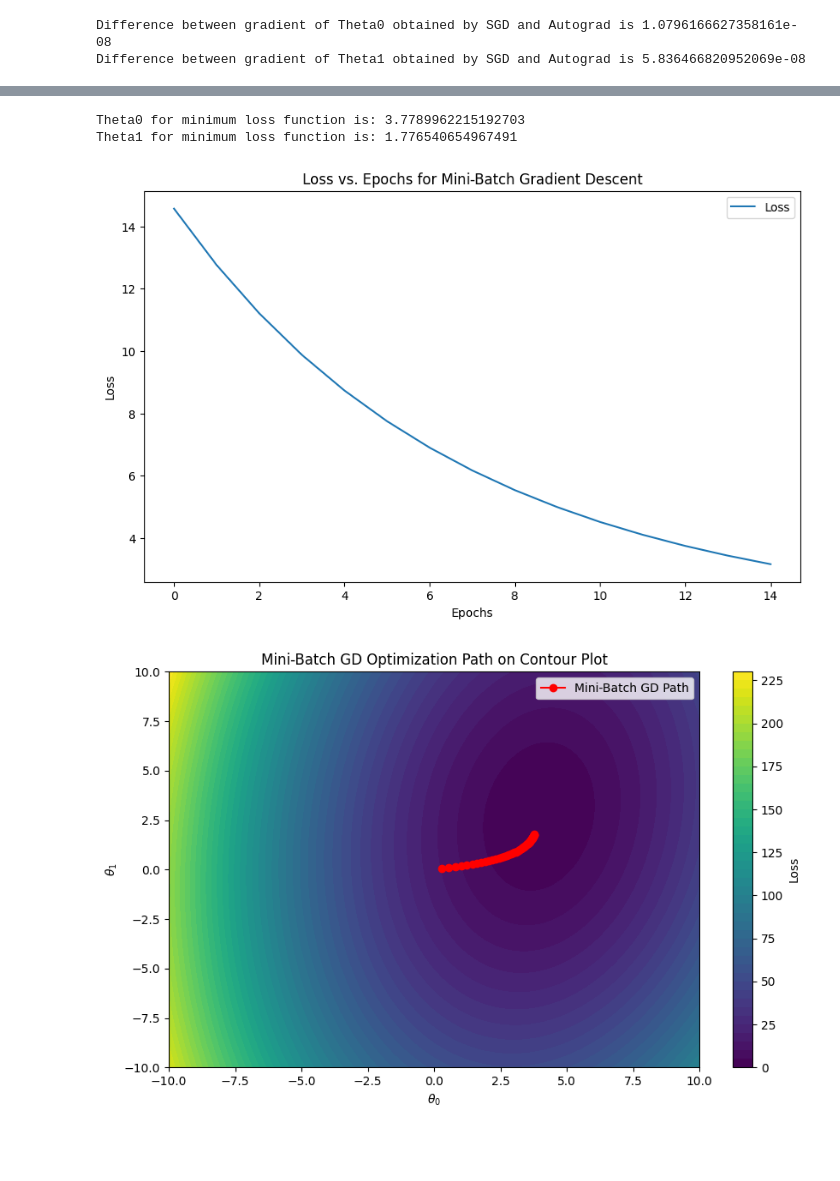
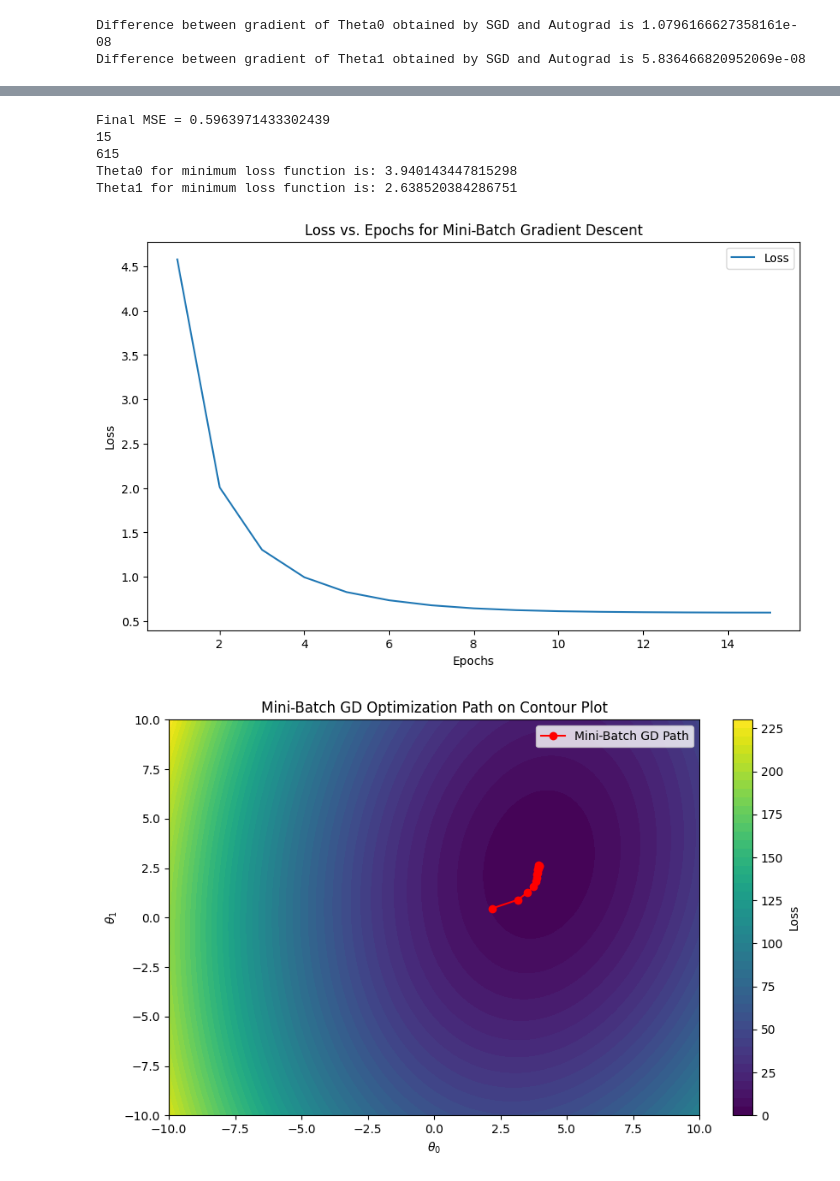
Before and after one commit to Reckadon/ES335-ML-Assignment-2, a Jupyter notebook: Task_1.ipynb, the cells around one changed output, grey strips where cells are left out. Drawn from its saved outputs; the diff is of its cells as text; code cells hidden in the pictures; blank space fills up the shorter version.

```diff
--- a/Task_1.ipynb
+++ b/Task_1.ipynb
@@ -113,23 +154,27 @@ theta0_sgd = 0
 theta1_sgd = 0
 theta0_vals = []
 theta1_vals = []
-loss_vals = []
-for epoch in range(15):
+loss_valsgd = []
+lr = 0.01
+for epoch in range(2000):
     for i in range(len(x)):
         ypred = theta0_sgd + theta1_sgd * x[i]
         theta0_sgd -= -lr*(ytensor[i]-ypred)
         theta1_sgd -= -lr*((ytensor[i]-ypred)*x[i])
     loss = ((ytensor - theta0_sgd-theta1_sgd*x) ** 2).mean()
-    loss_vals.append(loss)
+    loss_valsgd.append(loss)
     theta0_vals.append(theta0_sgd)
     theta1_vals.append(theta1_sgd)
-    if loss < 0.001:
+    if abs(minloss-loss) < 0.001:
+        print(f"Final MSE = {loss}")
+        print(epoch)
+        print(epoch*len(x)+i-epoch)
         break
 print(f"Theta0 for minimum loss function is: {theta0_sgd}")
 print(f"Theta1 for minimum loss function is: {theta1_sgd}")
 
 plt.figure(figsize=(10, 6))
-plt.plot(range(len(loss_vals)), loss_vals, label='Loss')
+plt.plot(range(1,16), loss_valsgd[0:15], label='Loss')
 plt.xlabel('Epochs')
 plt.ylabel('Loss')
 plt.title('Loss vs. Epochs for SGD')
@@ -158,4 +203,9 @@ plt.ylabel(r'$\theta_1$')
 plt.title('SGD Optimization Path on Contour Plot')
 plt.legend()
 plt.show()
+plt.scatter(x1,y)
+line = theta0_sgd + theta1_sgd*x1
+plt.plot(x1,line,'r')
+plt.title('Line fitted on data by stochastic gradient descent')
+plt.show()
 # %% [output]
@@ -169,9 +223,10 @@ theta1_mbgd = 0
 batch_size = 10
 theta0_vals = []
 theta1_vals = []
-loss_vals = []
+loss_valsm = []
+lr = 0.1
 
-for epoch in range(50):
+for epoch in range(500):
     shuffled_indices = np.random.permutation(len(x))
     x_shuffled = x[shuffled_indices]
     y_shuffled = ytensor[shuffled_indices]
@@ -182,47 +237,58 @@ for epoch in range(50):
         theta0_mbgd += 2*lr*(sum(y_batch - ypred_batch))/len(x_batch)
         theta1_mbgd += 2*lr*(sum((y_batch - ypred_batch)*x_batch)/len(x_batch))
     loss = ((ytensor - theta0_mbgd - theta1_mbgd*x) ** 2).mean()  #total
-    loss_vals.append(loss)
+    loss_valsm.append(loss)
     theta0_vals.append(theta0_mbgd)
     theta1_vals.append(theta1_mbgd)
-    if loss < 0.001:
+    if abs(minloss-loss) < 0.001:
+        print(f"Final MSE = {loss}")
+        print(epoch)
+        print(epoch*len(x)+i-epoch)
         break
 print(f"Theta0 for minimum loss function is: {theta0_mbgd}")
 print(f"Theta1 for minimum loss function is: {theta1_mbgd}")
 
 
 plt.figure(figsize=(10, 6))
-plt.plot(range(15), loss_vals[0:15], label='Loss')
+plt.plot(range(1,16), loss_valsm[0:15], label='Loss')
 plt.xlabel('Epochs')
 plt.ylabel('Loss')
 plt.title('Loss vs. Epochs for Mini-Batch Gradient Descent')
 plt.legend()
 plt.show()
 
 
 theta0_range = np.linspace(-10, 10, 100)
 theta1_range = np.linspace(-10, 10, 100)
 T0, T1 = np.meshgrid(theta0_range, theta1_range)
 Z = np.zeros_like(T0)
 
 
 for i in range(len(theta0_range)):
     for j in range(len(theta1_range)):
         y_pred = T0[i, j] + T1[i, j] * x
         Z[i, j] = ((ytensor - y_pred) ** 2).mean()
 
 
 plt.figure(figsize=(10, 6))
 plt.contourf(T0, T1, Z, levels=50, cmap='viridis')
 plt.colorbar(label='Loss')
 plt.plot(theta0_vals, theta1_vals, 'ro-', label='Mini-Batch GD Path')
 plt.xlabel(r'$\theta_0$')
 plt.ylabel(r'$\theta_1$')
 plt.title('Mini-Batch GD Optimization Path on Contour Plot')
 plt.legend()
 plt.show()
+plt.scatter(x1,y)
+line = theta0_mbgd + theta1_mbgd*x1
+plt.plot(x1,line,'r')
+plt.title('Line fitted on data by mini batch gradient descent')
+plt.show()
 # %% [output]
-Theta0 for minimum loss function is: 3.7789962215192703
-Theta1 for minimum loss function is: 1.776540654967491
+Final MSE = 0.5963971433302439
+15
+615
+Theta0 for minimum loss function is: 3.940143447815298
+Theta1 for minimum loss function is: 2.638520384286751
-[figure, old version]
+[figure, new version]
-[figure, old version]
+[figure, new version]
```
Also changed, not shown: parts of 16 cells of this notebook.
